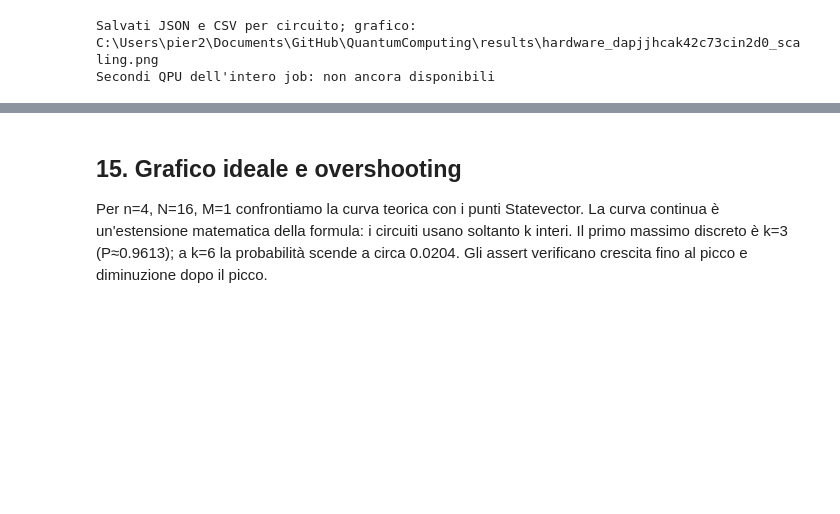
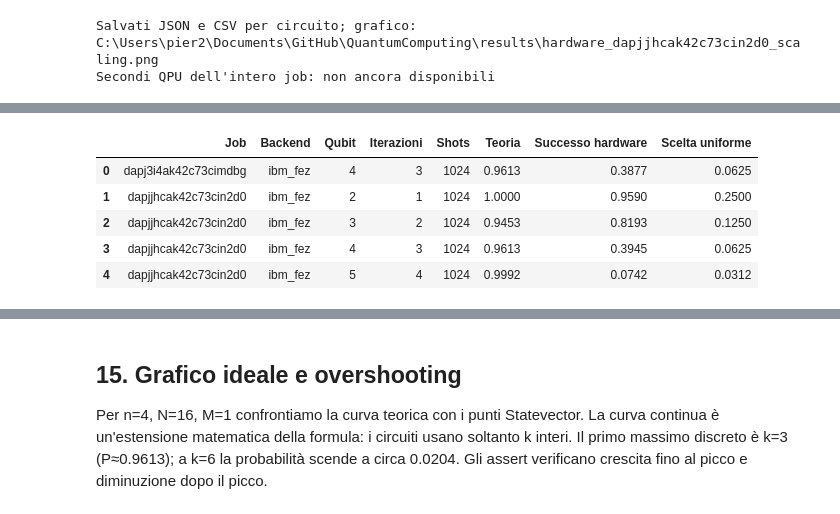
Before and after one commit to Pier2690/QuantumComputing, a Jupyter notebook: Grover.ipynb, the cells around one changed output, grey strips where cells are left out. Drawn from its saved outputs; the diff is of its cells as text; code cells hidden in the pictures; blank space fills up the shorter version.

Commit message:
Update Grover.ipynb
fix finale

```diff
--- a/Grover.ipynb
+++ b/Grover.ipynb
@@ -1577,0 +1443,45 @@ replica_summary.to_csv(results_directory / "grover_ideal_repetitions_summary.csv
+# %%
+# Ogni coppia (job, circuito) identifica un risultato reale distinto.
+results_directory = Path("results")
+hardware_summary_rows = []
+seen = set()
+for path in sorted(results_directory.glob("hardware_*.json")):
+    saved = json.loads(path.read_text(encoding="utf-8"))
+    if "experiment" not in saved or "counts" not in saved:
+        continue
+    record, counts = saved["experiment"], saved["counts"]
+    key = (record["job_id"], record.get("pub_index", 0))
+    if key in seen:
+        continue
+    seen.add(key)
+    shots = sum(counts.values())
+    successes = sum(counts.get(state, 0) for state in record["marked_states"])
+    hardware_summary_rows.append({
+        "Job": record["job_id"], "Backend": record["backend"],
+        "Qubit": record["n"], "Iterazioni": record["k"], "Shots": shots,
+        "Teoria": record["theoretical_probability"], "Successo hardware": successes / shots,
+        "Scelta uniforme": len(record["marked_states"]) / 2 ** record["n"],
+    })
+if hardware_summary_rows:
+    hardware_summary = pd.DataFrame(hardware_summary_rows).sort_values(["Job", "Qubit"])
+    display(hardware_summary.round(4))
+    hardware_summary.to_csv(results_directory / "grover_hardware_summary.csv", index=False)
+else:
+    print("Non sono ancora disponibili risultati hardware salvati.")
+
+# Manteniamo l'esportazione delle simulazioni senza appesantire l'analisi.
+results_directory.mkdir(exist_ok=True)
+for frame, filename in [(results_df, "grover_experiments.csv"),
+                        (scaling_df, "grover_scaling.csv"),
+                        (multiple_solutions_df, "grover_multiple_solutions.csv")]:
+    exported = frame.copy()
+    for column in ("marked_states", "basis_gates", "counts", "normalized_counts"):
+        exported[column] = exported[column].map(lambda value: json.dumps(value, sort_keys=True))
+    exported.to_csv(results_directory / filename, index=False)
+# %% [output]
+|  | Job | Backend | Qubit | Iterazioni | Shots | Teoria | Successo hardware | Scelta uniforme |
+| 0 | dapj3i4ak42c73cimdbg | ibm_fez | 4 | 3 | 1024 | 0.9613 | 0.3877 | 0.0625 |
+| 1 | dapjjhcak42c73cin2d0 | ibm_fez | 2 | 1 | 1024 | 1.0000 | 0.9590 | 0.2500 |
+| 2 | dapjjhcak42c73cin2d0 | ibm_fez | 3 | 2 | 1024 | 0.9453 | 0.8193 | 0.1250 |
+| 3 | dapjjhcak42c73cin2d0 | ibm_fez | 4 | 3 | 1024 | 0.9613 | 0.3945 | 0.0625 |
+| 4 | dapjjhcak42c73cin2d0 | ibm_fez | 5 | 4 | 1024 | 0.9992 | 0.0742 | 0.0312 |
```
Also changed, not shown: parts of 16 cells of this notebook.
